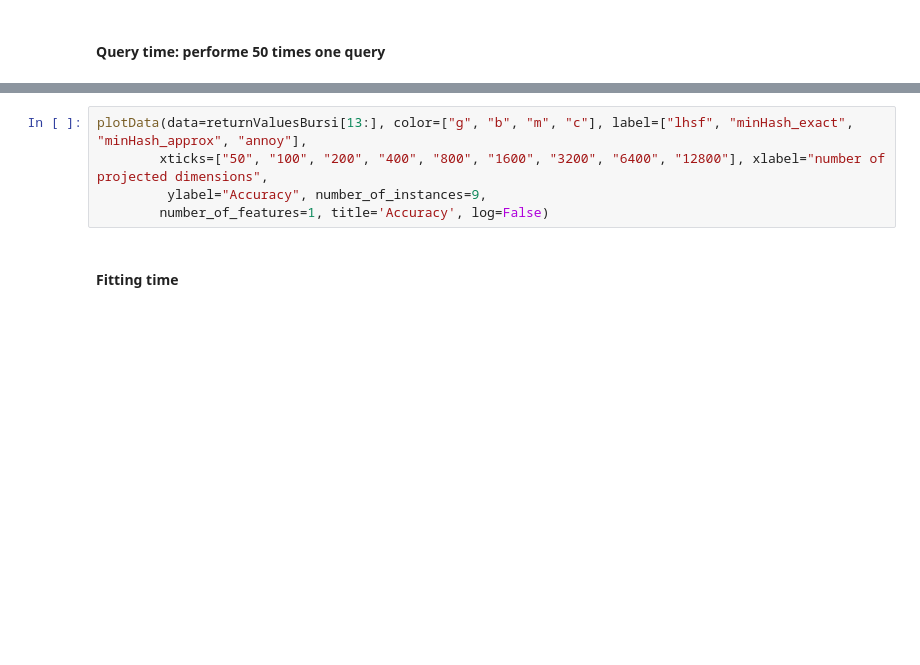
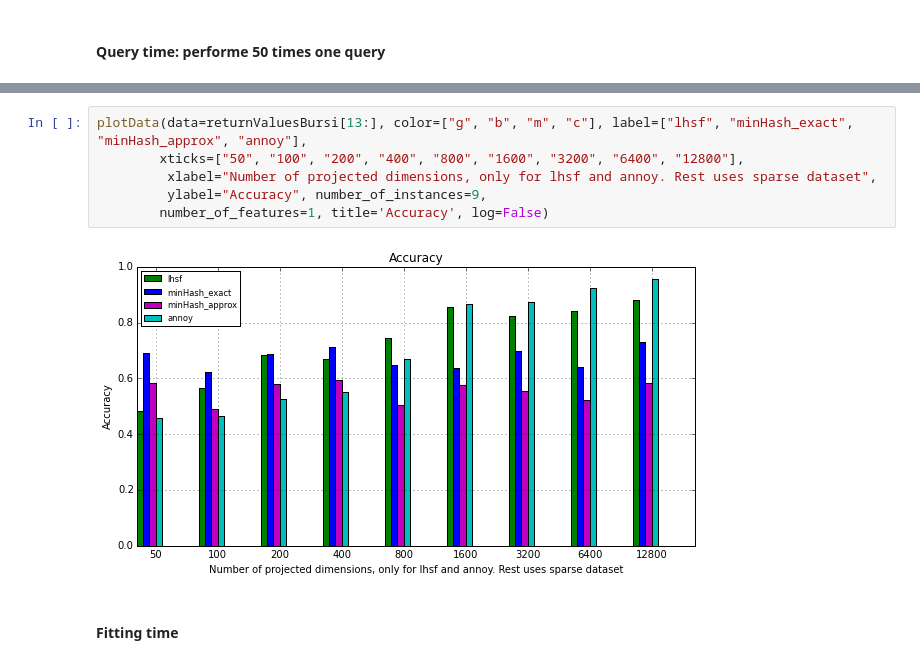
Before and after one commit to joachimwolff/sparse-neighbors-search, a Jupyter notebook: example/20_newsgroups_dataset.ipynb, the cells around one changed output, grey strips where cells are left out. Drawn from its saved outputs; the diff is of its cells as text; blank space fills up the shorter version.

```diff
--- a/example/20_newsgroups_dataset.ipynb
+++ b/example/20_newsgroups_dataset.ipynb
@@ -54,8 +69,11 @@ plotData(data=returnValuesBursi[4:9], color=["r", "b", "m", "g", "c"], label=["s
 # %%
 plotData(data=returnValuesBursi[13:], color=["g", "b", "m", "c"], label=["lhsf", "minHash_exact", "minHash_approx", "annoy"],
-        xticks=["50", "100", "200", "400", "800", "1600", "3200", "6400", "12800"], xlabel="number of projected dimensions",
+        xticks=["50", "100", "200", "400", "800", "1600", "3200", "6400", "12800"],
+         xlabel="Number of projected dimensions, only for lhsf and annoy. Rest uses sparse dataset",
          ylabel="Accuracy", number_of_instances=9,
         number_of_features=1, title='Accuracy', log=False)
+# %% [output]
+[figure, added]
 # %% [markdown]
 #### Fitting time
 # %%
```
Also changed, not shown: parts of 5 cells of this notebook, 4 other files.
